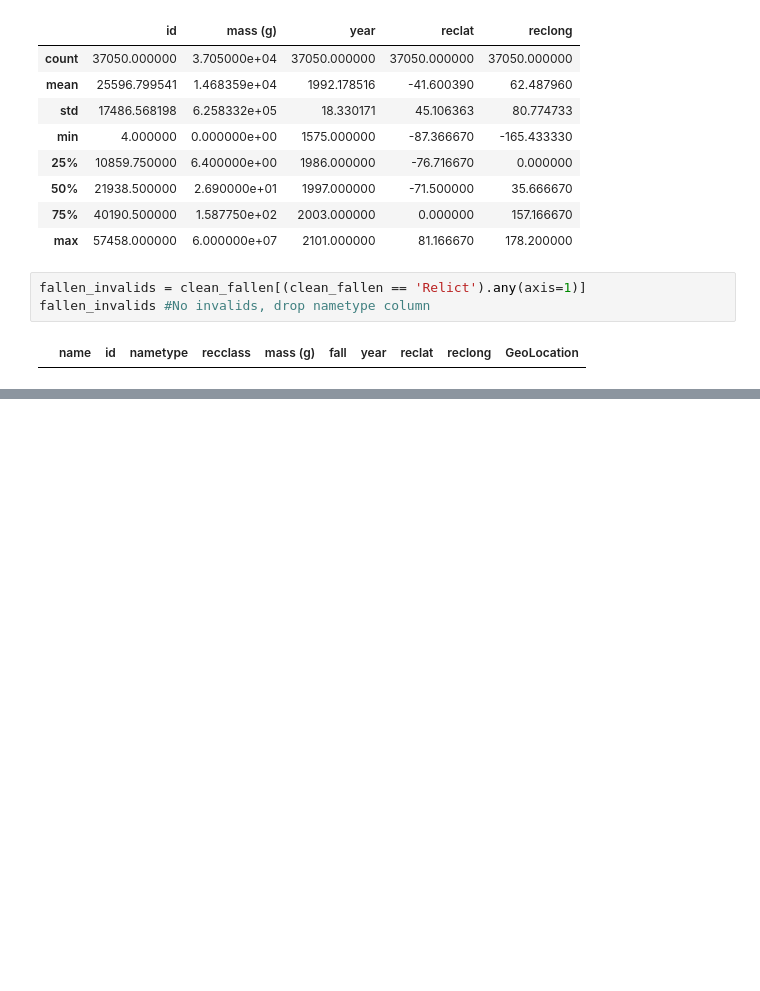
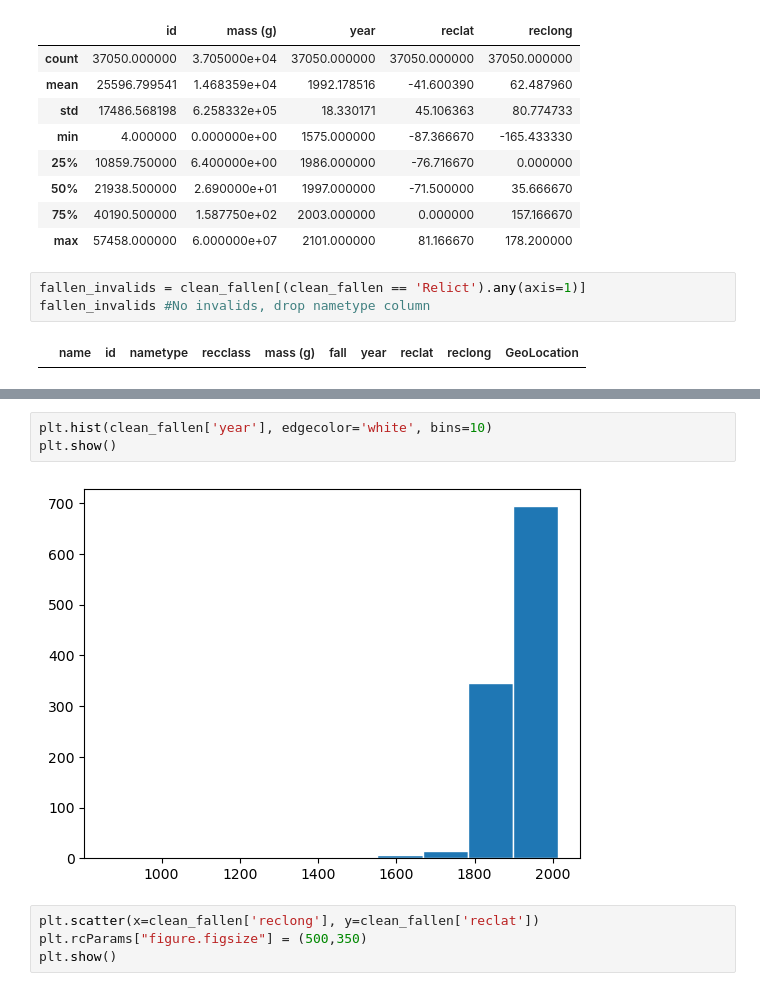
Before and after one commit to TheOceanMan7/meteorite-data, a Jupyter notebook: Meteorite_Landings.ipynb, the cells around one changed output, grey strips where cells are left out. Cells and saved outputs as stored; diff of their text form; blank space fills up the shorter version.

```diff
--- a/Meteorite_Landings.ipynb
+++ b/Meteorite_Landings.ipynb
@@ -154,0 +192,9 @@ plt.show()
+# %%
+plt.hist(clean_fallen['year'], edgecolor='white', bins=10)
+plt.show()
+# %% [output]
+[figure, added]
+# %%
+plt.scatter(x=clean_fallen['reclong'], y=clean_fallen['reclat'])
+plt.rcParams["figure.figsize"] = (500,350)
+plt.show()
```
Also changed, not shown: parts of 9 cells of this notebook.
